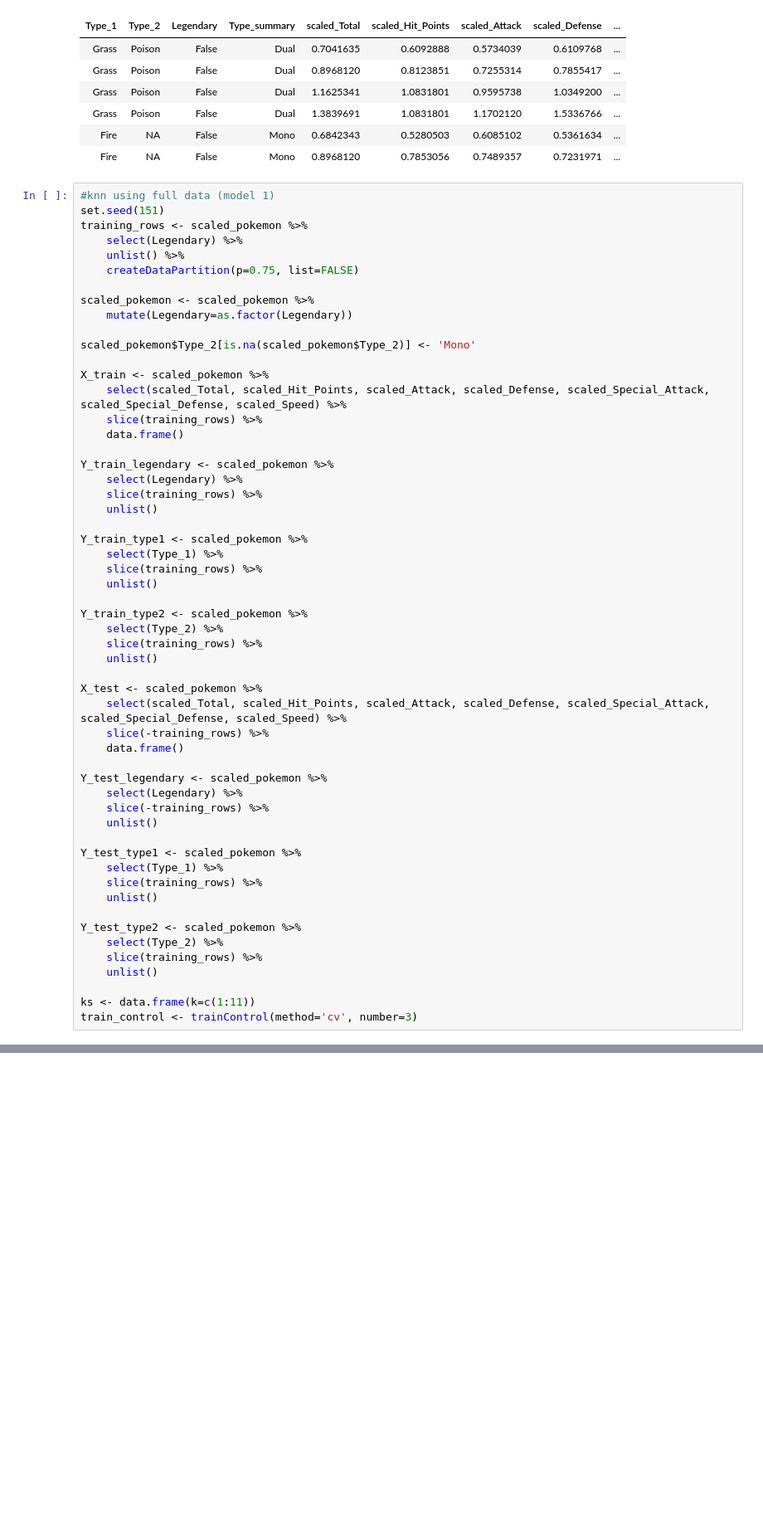
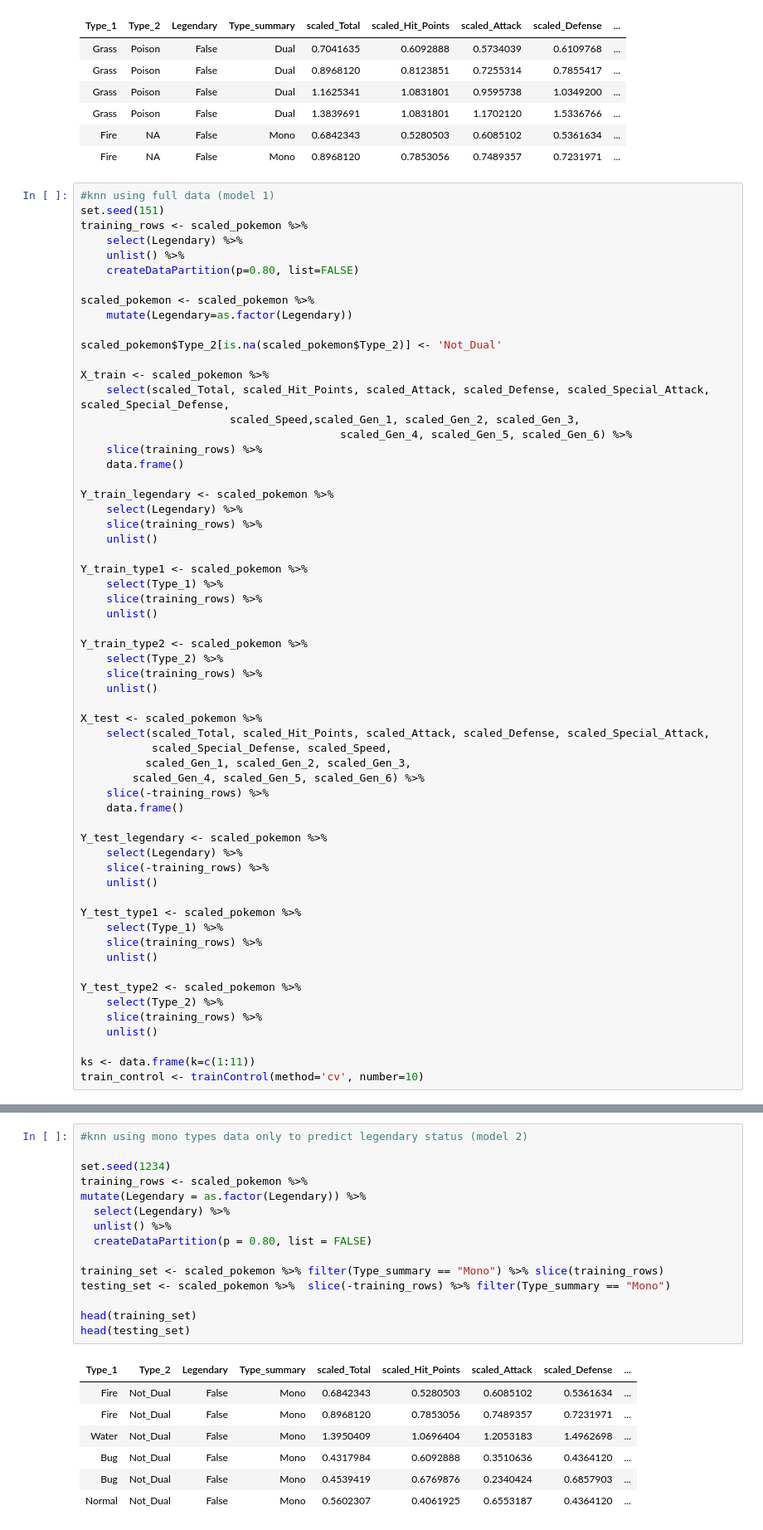
Before and after one commit to Towelat/DSCI--group-7, a Jupyter notebook: group_7_project.ipynb, the cells around one changed output, grey strips where cells are left out. Shown at 83% size. Drawn from its saved outputs; the diff is of its cells as text; blank space fills up the shorter version.

Commit message:
added mono-type models

```diff
--- a/group_7_project.ipynb
+++ b/group_7_project.ipynb
@@ -147,15 +147,17 @@ set.seed(151)
 training_rows <- scaled_pokemon %>%
     select(Legendary) %>%
     unlist() %>%
-    createDataPartition(p=0.75, list=FALSE)
+    createDataPartition(p=0.80, list=FALSE)
 
 scaled_pokemon <- scaled_pokemon %>%
     mutate(Legendary=as.factor(Legendary))
 
-scaled_pokemon$Type_2[is.na(scaled_pokemon$Type_2)] <- 'Mono'
+scaled_pokemon$Type_2[is.na(scaled_pokemon$Type_2)] <- 'Not_Dual'
 
 X_train <- scaled_pokemon %>%
-    select(scaled_Total, scaled_Hit_Points, scaled_Attack, scaled_Defense, scaled_Special_Attack, scaled_Special_Defense, scaled_Speed) %>%
+    select(scaled_Total, scaled_Hit_Points, scaled_Attack, scaled_Defense, scaled_Special_Attack, scaled_Special_Defense,
+                       scaled_Speed,scaled_Gen_1, scaled_Gen_2, scaled_Gen_3,
+                                        scaled_Gen_4, scaled_Gen_5, scaled_Gen_6) %>%
     slice(training_rows) %>%
     data.frame()
 
@@ -175,7 +177,10 @@ Y_train_type2 <- scaled_pokemon %>%
     unlist()
 
 X_test <- scaled_pokemon %>%
-    select(scaled_Total, scaled_Hit_Points, scaled_Attack, scaled_Defense, scaled_Special_Attack, scaled_Special_Defense, scaled_Speed) %>%
+    select(scaled_Total, scaled_Hit_Points, scaled_Attack, scaled_Defense, scaled_Special_Attack,
+           scaled_Special_Defense, scaled_Speed,
+          scaled_Gen_1, scaled_Gen_2, scaled_Gen_3,
+        scaled_Gen_4, scaled_Gen_5, scaled_Gen_6) %>%
     slice(-training_rows) %>%
     data.frame()
 
@@ -195,7 +200,7 @@ Y_test_type2 <- scaled_pokemon %>%
     unlist()
 
 ks <- data.frame(k=c(1:11))
-train_control <- trainControl(method='cv', number=3)
+train_control <- trainControl(method='cv', number=10)
 # %%
 install.packages("e1071", dependencies=TRUE, type='source')
 library(e1071)
@@ -272,0 +276,23 @@ The final value used for the model was k = 10.
+# %%
+#knn using mono types data only to predict legendary status (model 2)
+
+set.seed(1234)
+training_rows <- scaled_pokemon %>%
+mutate(Legendary = as.factor(Legendary)) %>%
+  select(Legendary) %>%
+  unlist() %>%
+  createDataPartition(p = 0.80, list = FALSE)
+
+training_set <- scaled_pokemon %>% filter(Type_summary == "Mono") %>% slice(training_rows)
+testing_set <- scaled_pokemon %>%  slice(-training_rows) %>% filter(Type_summary == "Mono")
+
+head(training_set)
+head(testing_set)
+# %% [output]
+| Type_1 | Type_2 | Legendary | Type_summary | scaled_Total | scaled_Hit_Points | scaled_Attack | scaled_Defense | ... |
+| Fire | Not_Dual | False | Mono | 0.6842343 | 0.5280503 | 0.6085102 | 0.5361634 | ... |
+| Fire | Not_Dual | False | Mono | 0.8968120 | 0.7853056 | 0.7489357 | 0.7231971 | ... |
+| Water | Not_Dual | False | Mono | 1.3950409 | 1.0696404 | 1.2053183 | 1.4962698 | ... |
+| Bug | Not_Dual | False | Mono | 0.4317984 | 0.6092888 | 0.3510636 | 0.4364120 | ... |
+| Bug | Not_Dual | False | Mono | 0.4539419 | 0.6769876 | 0.2340424 | 0.6857903 | ... |
+| Normal | Not_Dual | False | Mono | 0.5602307 | 0.4061925 | 0.6553187 | 0.4364120 | ... |
```
Also changed, not shown: parts of 12 cells of this notebook.
